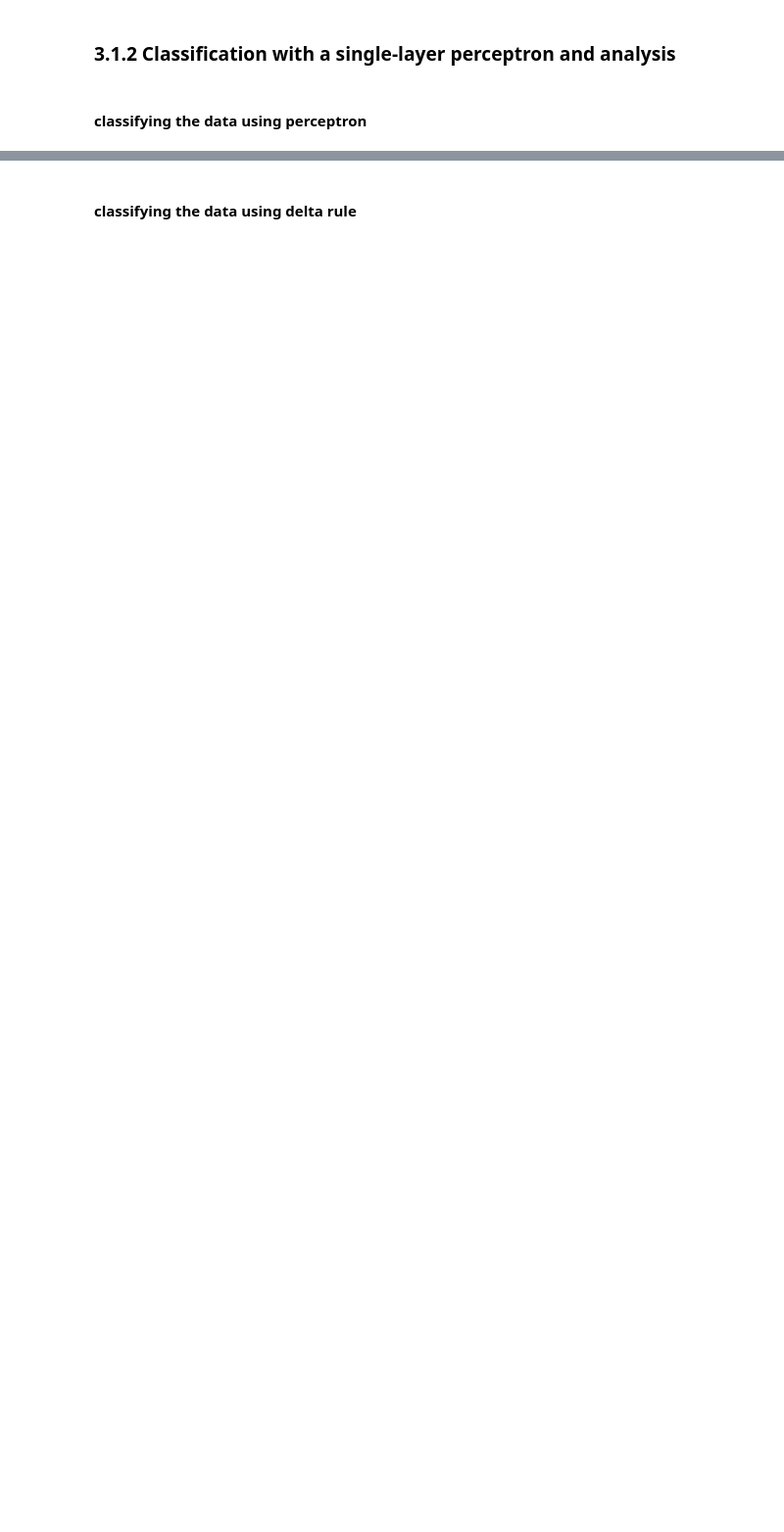
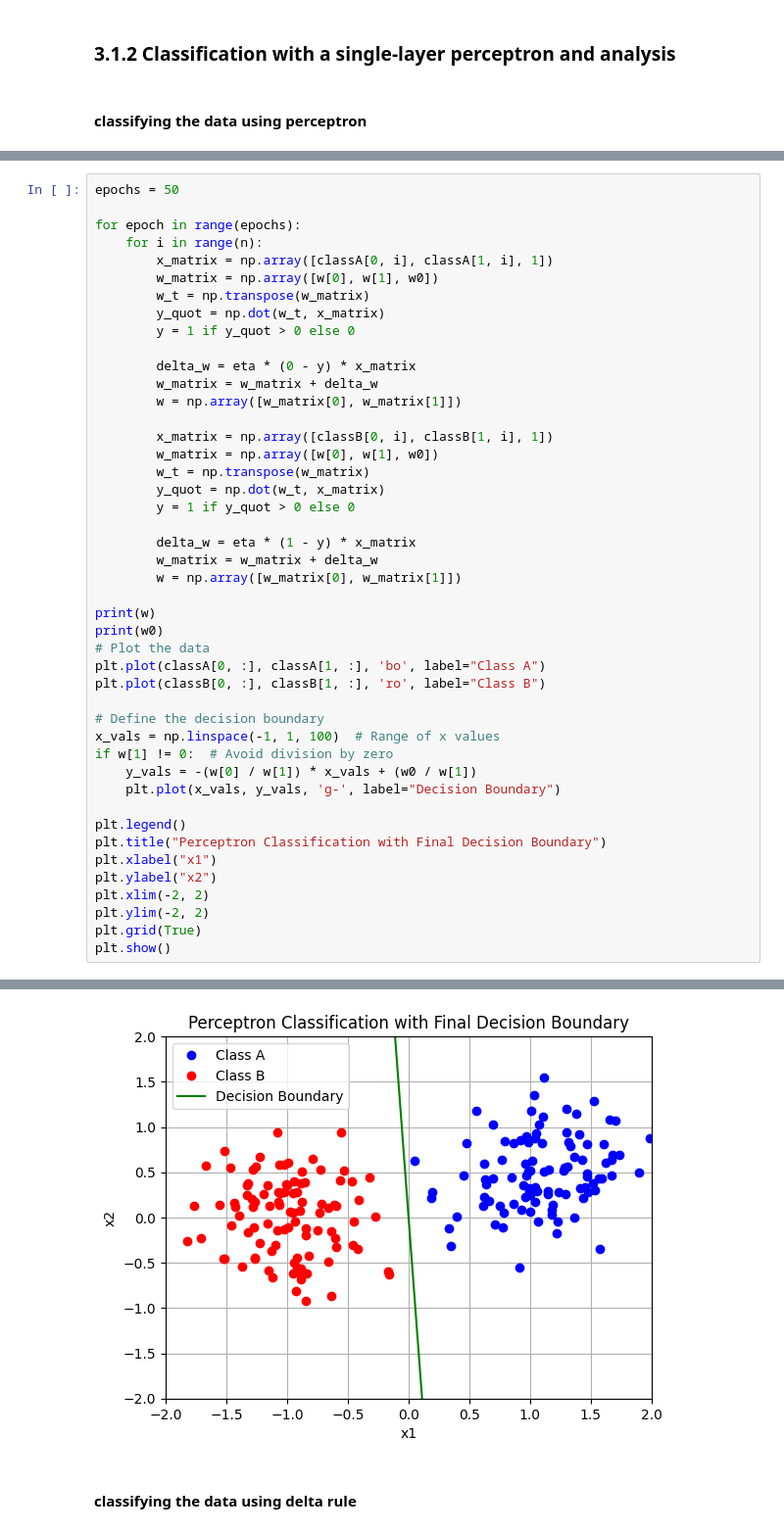
Before and after one commit to ihsanalhafiz/annda, a Jupyter notebook: Lab1a_ANNDA.ipynb, the cells around one changed output, grey strips where cells are left out. Shown at 98% size. Drawn from its saved outputs; the diff is of its cells as text; blank space fills up the shorter version.

Commit message:
update perceptron

```diff
--- a/Lab1a_ANNDA.ipynb
+++ b/Lab1a_ANNDA.ipynb
@@ -97,0 +98,46 @@ plt.show()
+# %%
+epochs = 50
+
+for epoch in range(epochs):
+    for i in range(n):
+        x_matrix = np.array([classA[0, i], classA[1, i], 1])
+        w_matrix = np.array([w[0], w[1], w0])
+        w_t = np.transpose(w_matrix)
+        y_quot = np.dot(w_t, x_matrix)
+        y = 1 if y_quot > 0 else 0
+
+        delta_w = eta * (0 - y) * x_matrix
+        w_matrix = w_matrix + delta_w
+        w = np.array([w_matrix[0], w_matrix[1]])
+
+        x_matrix = np.array([classB[0, i], classB[1, i], 1])
+        w_matrix = np.array([w[0], w[1], w0])
+        w_t = np.transpose(w_matrix)
+        y_quot = np.dot(w_t, x_matrix)
+        y = 1 if y_quot > 0 else 0
+
+        delta_w = eta * (1 - y) * x_matrix
+        w_matrix = w_matrix + delta_w
+        w = np.array([w_matrix[0], w_matrix[1]])
+
+print(w)
+print(w0)
+# Plot the data
+plt.plot(classA[0, :], classA[1, :], 'bo', label="Class A")
+plt.plot(classB[0, :], classB[1, :], 'ro', label="Class B")
+
+# Define the decision boundary
+x_vals = np.linspace(-1, 1, 100)  # Range of x values
+if w[1] != 0:  # Avoid division by zero
+    y_vals = -(w[0] / w[1]) * x_vals + (w0 / w[1])
+    plt.plot(x_vals, y_vals, 'g-', label="Decision Boundary")
+
+plt.legend()
+plt.title("Perceptron Classification with Final Decision Boundary")
+plt.xlabel("x1")
+plt.ylabel("x2")
+plt.xlim(-2, 2)
+plt.ylim(-2, 2)
+plt.grid(True)
+plt.show()
+# %% [output]
@@ -98,2 +146,3 @@ plt.show()
+[figure, added]
 # %% [markdown]
 #### classifying the data using delta rule
```
Also changed, not shown: parts of 6 cells of this notebook.
